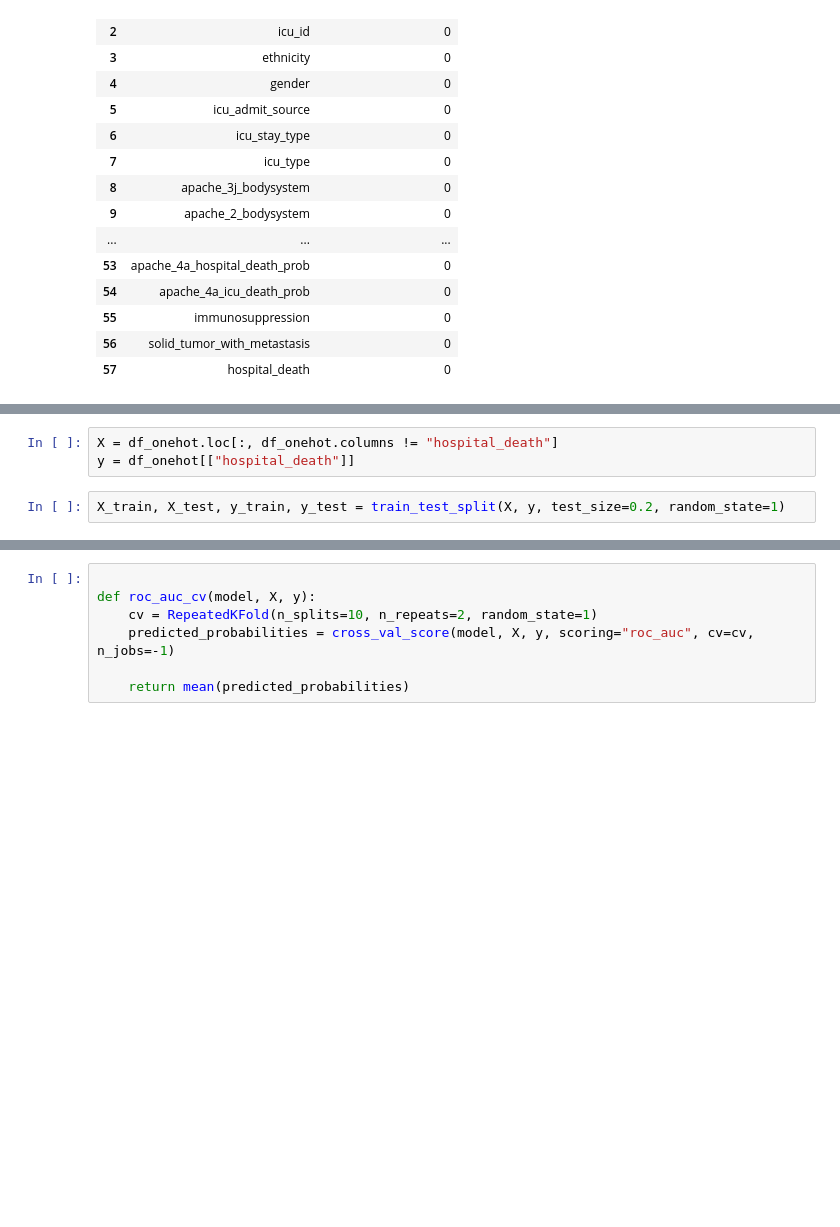
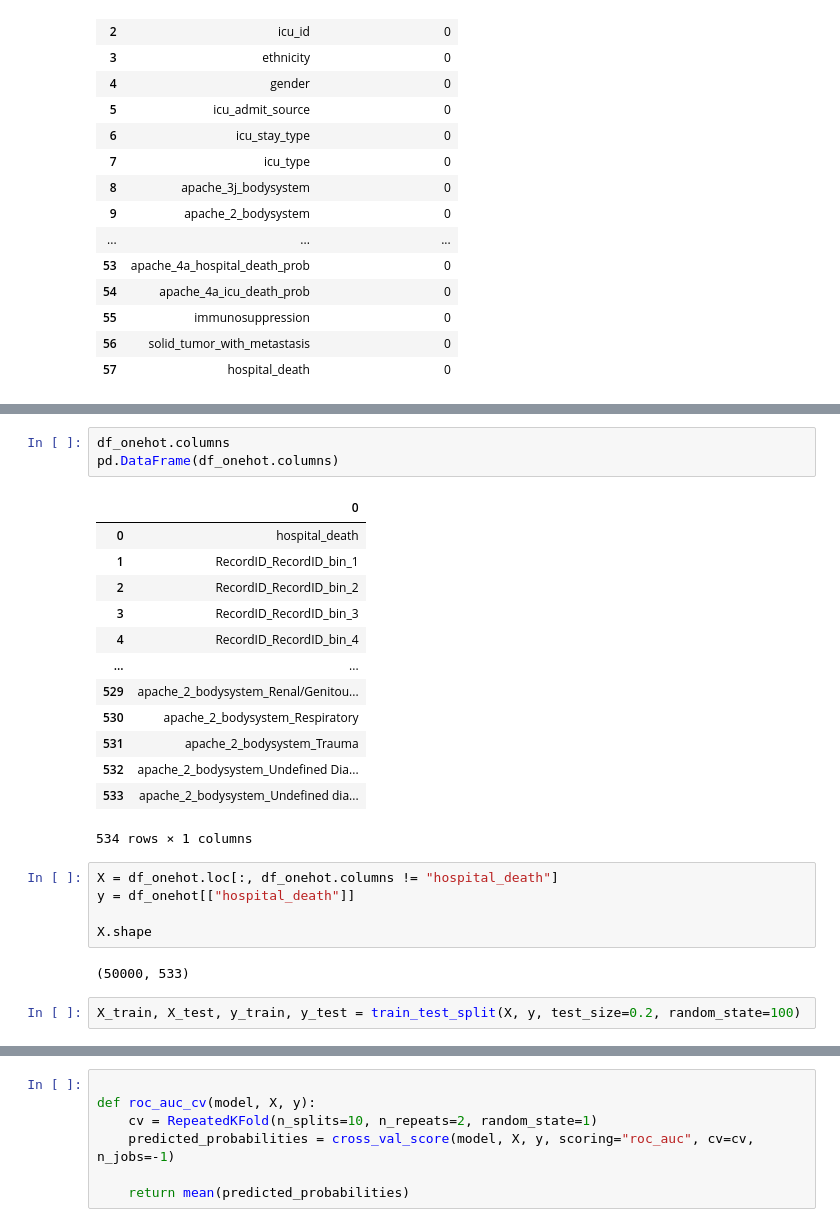
Before and after one commit to YahyaAhmedKhan/iml, a Jupyter notebook: naiveb2.ipynb, the cells around one changed output, grey strips where cells are left out. Cells and saved outputs as stored; diff of their text form; blank space fills up the shorter version.

```diff
--- a/naiveb2.ipynb
+++ b/naiveb2.ipynb
@@ -117,8 +159,29 @@ df_onehot
+# %%
+df_onehot.columns
+pd.DataFrame(df_onehot.columns)
+# %% [output]
+|  | 0 |
+| 0 | hospital_death |
+| 1 | RecordID_RecordID_bin_1 |
+| 2 | RecordID_RecordID_bin_2 |
+| 3 | RecordID_RecordID_bin_3 |
+| 4 | RecordID_RecordID_bin_4 |
+| ... | ... |
+| 529 | apache_2_bodysystem_Renal/Genitou... |
+| 530 | apache_2_bodysystem_Respiratory |
+| 531 | apache_2_bodysystem_Trauma |
+| 532 | apache_2_bodysystem_Undefined Dia... |
+| 533 | apache_2_bodysystem_Undefined dia... |
+534 rows × 1 columns
 # %%
 X = df_onehot.loc[:, df_onehot.columns != "hospital_death"]
 y = df_onehot[["hospital_death"]]
+
+X.shape
+# %% [output]
+(50000, 533)
 # %%
-X_train, X_test, y_train, y_test = train_test_split(X, y, test_size=0.2, random_state=1)
+X_train, X_test, y_train, y_test = train_test_split(X, y, test_size=0.2, random_state=100)
 # %%
 model = DecisionTreeClassifier(max_depth=5, min_samples_leaf=3, min_samples_split=3)
 
```
Also changed, not shown: parts of 16 cells of this notebook, 3 other files.
